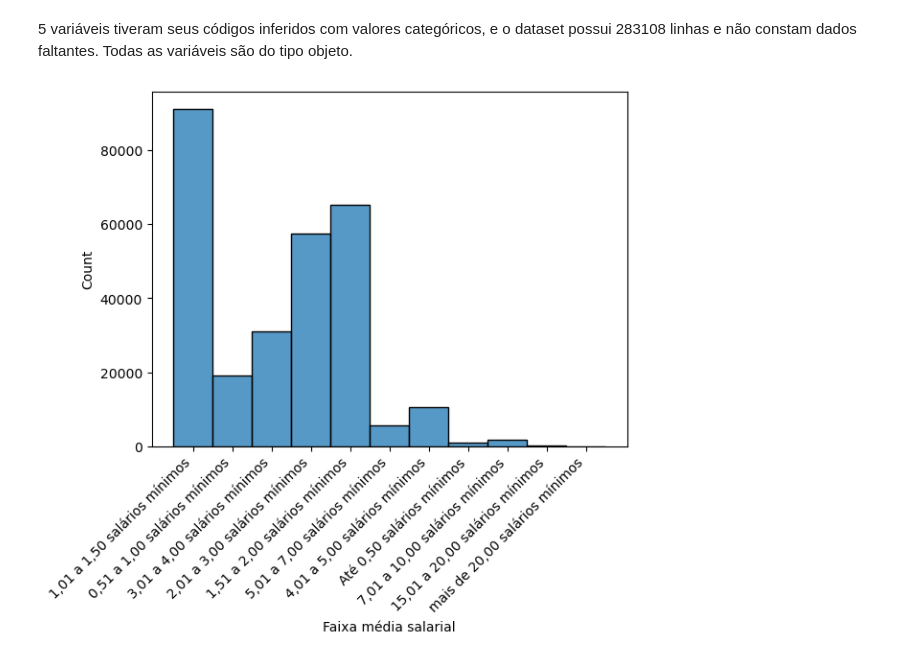
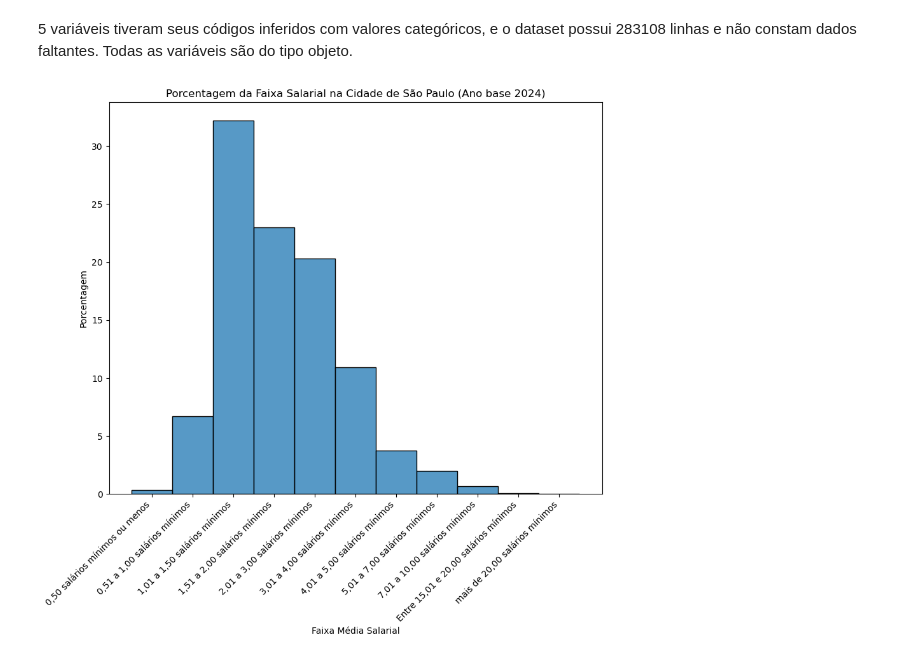
Before and after one commit to maridiniz/EDA-dados-rais, a Jupyter notebook: notebook/exploratory_data_analysis_rais.ipynb, the cells around one changed output. Drawn from its saved outputs; the diff is of its cells as text; code cells hidden in the pictures.

```diff
--- a/notebook/exploratory_data_analysis_rais.ipynb
+++ b/notebook/exploratory_data_analysis_rais.ipynb
@@ -29,7 +29,7 @@ def extract_rais_files(url, nrows=None, cols=None):
     """
 
     # Lê os dados do servidor ftp
-    with urllib.request.urlopen(url) as file:
+    with request.urlopen(url) as file:
         file_content = file.read()
 
     # Cria um diretório temporário local para armazenar os dados
@@ -252,9 +237,9 @@ media_salarial = {
 	3: "1,51 a 2,00 salários mínimos",
 	5: "3,01 a 4,00 salários mínimos",
 	8: "7,01 a 10,00 salários mínimos",
-	10: "15,01 a 20,00 salários mínimos",
+	10: "Entre 15,01 e 20,00 salários mínimos",
 	1: "0,51 a 1,00 salários mínimos",
-	0: "Até 0,50 salários mínimos"
+	0: "0,50 salários mínimos ou menos"
 
 }
 # %%
@@ -299,17 +284,19 @@ memory usage: 13.0+ MB
 # %% [markdown]
 5 variáveis tiveram seus códigos inferidos com valores categóricos, e o dataset possui 283108 linhas e não constam dados faltantes. Todas as variáveis são do tipo objeto.
 # %%
-# Distribuição de freuêqncia da faixa média salarial
-plt.Figure(figsize=(15, 10))
+# Distribuição de frequência da faixa média salarial
+plt.figure(figsize=(10, 8))
 plt.plot()
 
 sns.histplot(
-    df_sp,
-    x="faixa_remun_media_sm_mapped"
+    x=df_sp["faixa_remun_media_sm_mapped"].sort_values(),
+    stat="percent"
 )
 
-plt.xlabel("Faixa média salarial")
+plt.title("Porcentagem da Faixa Salarial na Cidade de São Paulo (Ano base 2024)")
+plt.xlabel("Faixa Média Salarial")
+plt.ylabel("Porcentagem")
 plt.xticks(rotation=45, horizontalalignment="right")
 plt.show()
 # %% [output]
-[figure, old version]
+[figure, new version]
```
Also changed, not shown: parts of 16 cells of this notebook.
